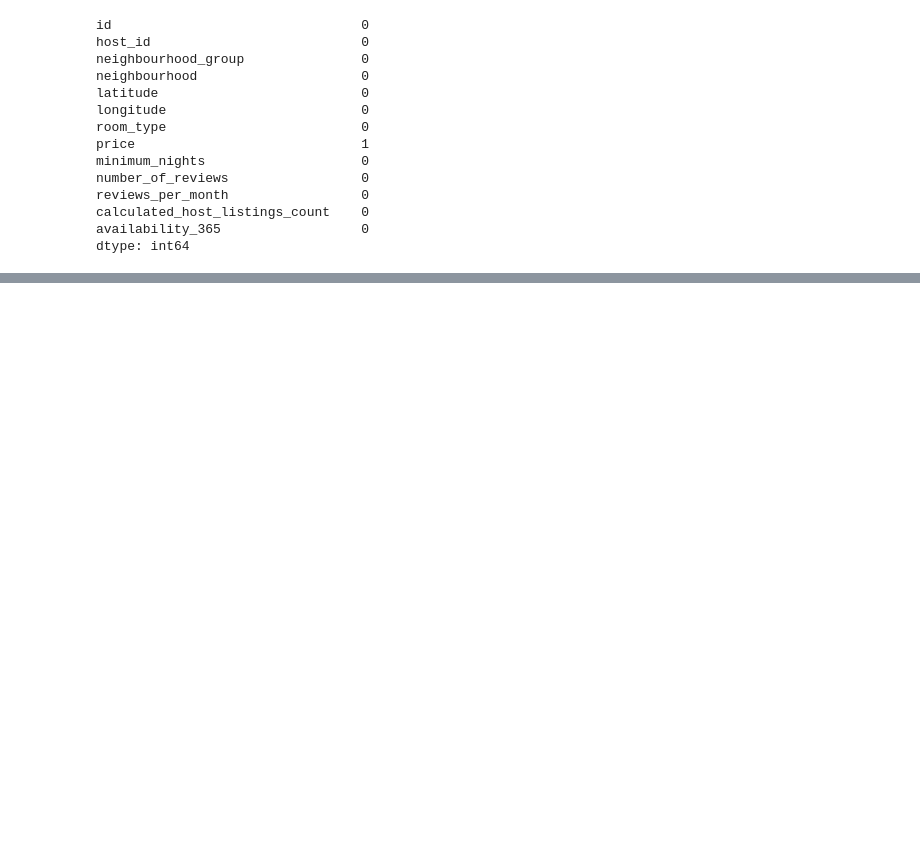
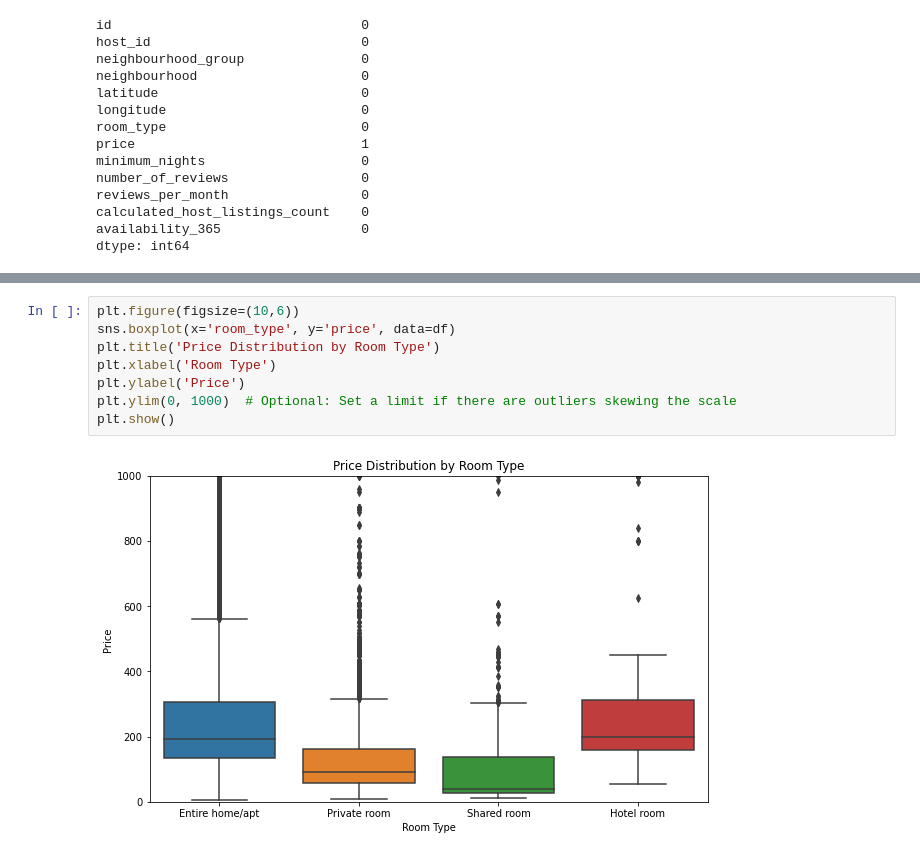
Before and after one commit to siddiq22/AirBnbLA, a Jupyter notebook: AirBnb.ipynb, the cells around one changed output, grey strips where cells are left out. Drawn from its saved outputs; the diff is of its cells as text; blank space fills up the shorter version.

```diff
--- a/AirBnb.ipynb
+++ b/AirBnb.ipynb
@@ -146,0 +173,10 @@ df.columns
+# %%
+plt.figure(figsize=(10,6))
+sns.boxplot(x='room_type', y='price', data=df)
+plt.title('Price Distribution by Room Type')
+plt.xlabel('Room Type')
+plt.ylabel('Price')
+plt.ylim(0, 1000)  # Optional: Set a limit if there are outliers skewing the scale
+plt.show()
+# %% [output]
+[figure, added]
```
Also changed, not shown: parts of 5 cells of this notebook.
